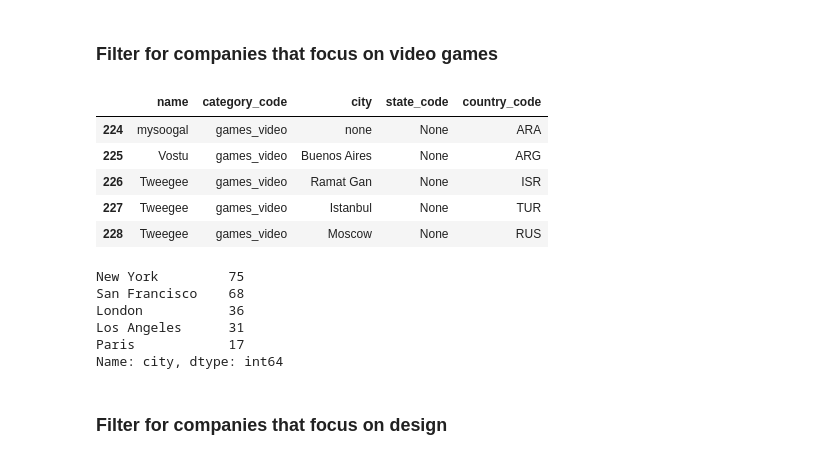
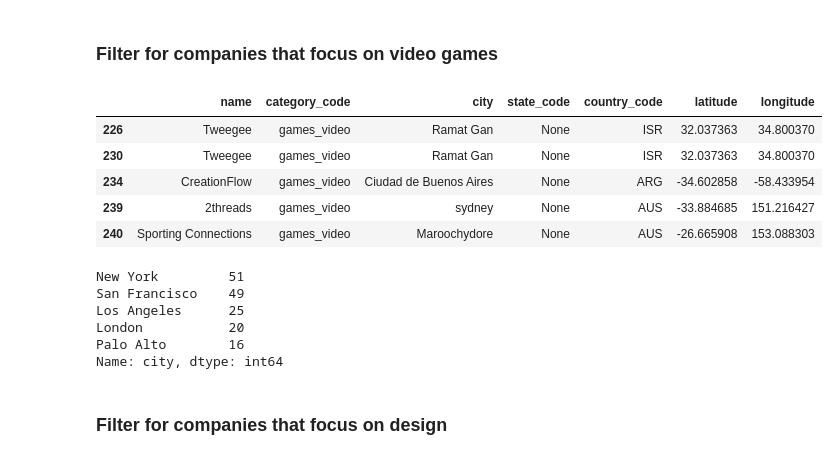
Before and after one commit to litosmunoz/Exploring-San-Francisco, a Jupyter notebook: output/main.ipynb, the cells around one changed output. Drawn from its saved outputs; the diff is of its cells as text; code cells hidden in the pictures.

Commit message:
Updated Project 3

```diff
--- a/output/main.ipynb
+++ b/output/main.ipynb
@@ -62,29 +64,30 @@ Name: city, dtype: int64
 filter_2 = {"$and":
              [{"category_code":"games_video"},
              {'offices': {'$exists': 1}}]}
-projection_2 = {'name':1, '_id':0, 'category_code':1, 'offices.country_code': 1, "offices.state_code":1,'offices.city':1}
+projection_2 = {'name':1, '_id':0, 'category_code':1, 'offices.country_code': 1, "offices.state_code":1,'offices.city':1, 'offices.latitude':1,'offices.longitude':1}
 list_2 = list(c.find(filter_2, projection_2).sort('offices.country_code'))[20:]
 # %%
 df_2 = pd.DataFrame(list_2).explode("offices").reset_index(drop=True)
 df_2 = pd.concat([df_2, df_2["offices"].apply(pd.Series)], axis=1).reset_index(drop=True)
 df_2.drop(columns= 'offices', inplace=True)
 df_2.dropna(subset=["city"],inplace=True)
+df_2.dropna(subset=["latitude"],inplace=True)
 df_2.drop(columns= 0, inplace=True)
 df_2 = df_2[df_2['city']!='']
 df_2[:5]
 # %% [output]
-|  | name | category_code | city | state_code | country_code |
-| 224 | mysoogal | games_video | none | None | ARA |
-| 225 | Vostu | games_video | Buenos Aires | None | ARG |
-| 226 | Tweegee | games_video | Ramat Gan | None | ISR |
-| 227 | Tweegee | games_video | Istanbul | None | TUR |
-| 228 | Tweegee | games_video | Moscow | None | RUS |
+|  | name | category_code | city | state_code | country_code | latitude | longitude |
+| 226 | Tweegee | games_video | Ramat Gan | None | ISR | 32.037363 | 34.800370 |
+| 230 | Tweegee | games_video | Ramat Gan | None | ISR | 32.037363 | 34.800370 |
+| 234 | CreationFlow | games_video | Ciudad de Buenos Aires | None | ARG | -34.602858 | -58.433954 |
+| 239 | 2threads | games_video | sydney | None | AUS | -33.884685 | 151.216427 |
+| 240 | Sporting Connections | games_video | Maroochydore | None | AUS | -26.665908 | 153.088303 |
 # %%
 df_2['city'].value_counts()[:5]
 # %% [output]
-New York         75
-San Francisco    68
-London           36
-Los Angeles      31
-Paris            17
+New York         51
+San Francisco    49
+Los Angeles      25
+London           20
+Palo Alto        16
 Name: city, dtype: int64
```
Also changed, not shown: parts of 38 cells of this notebook.
